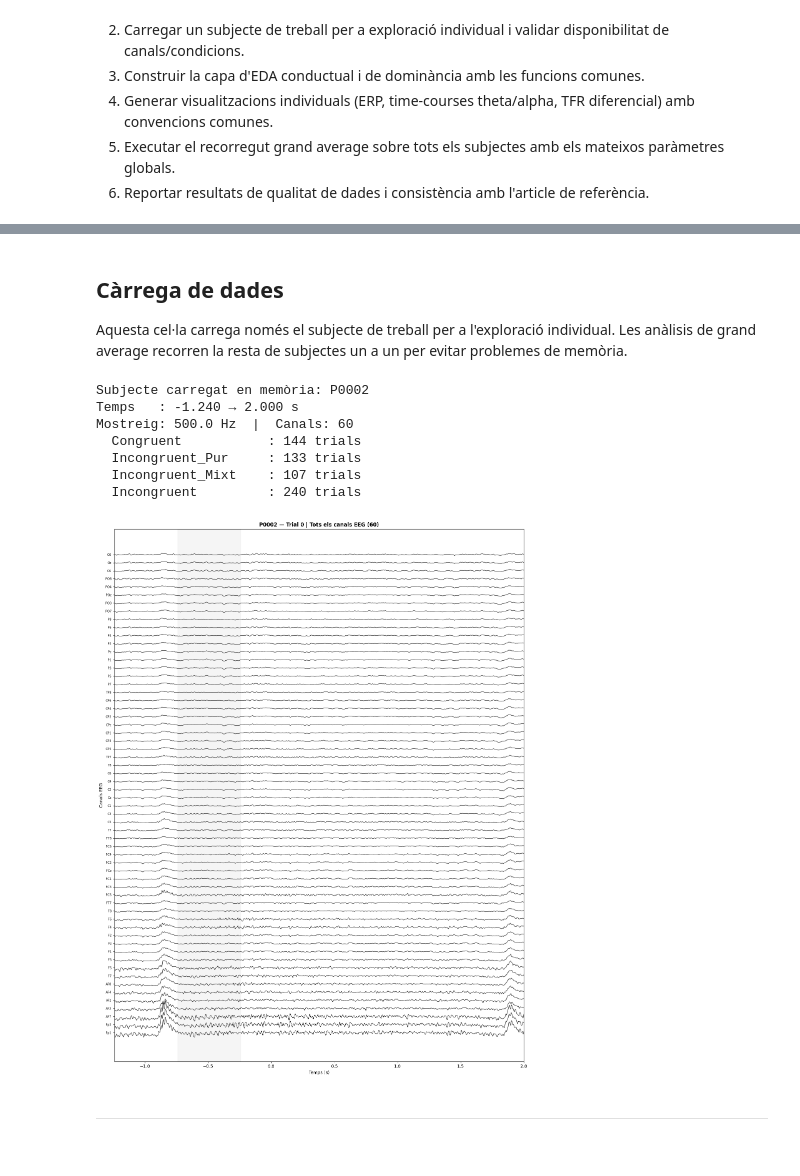
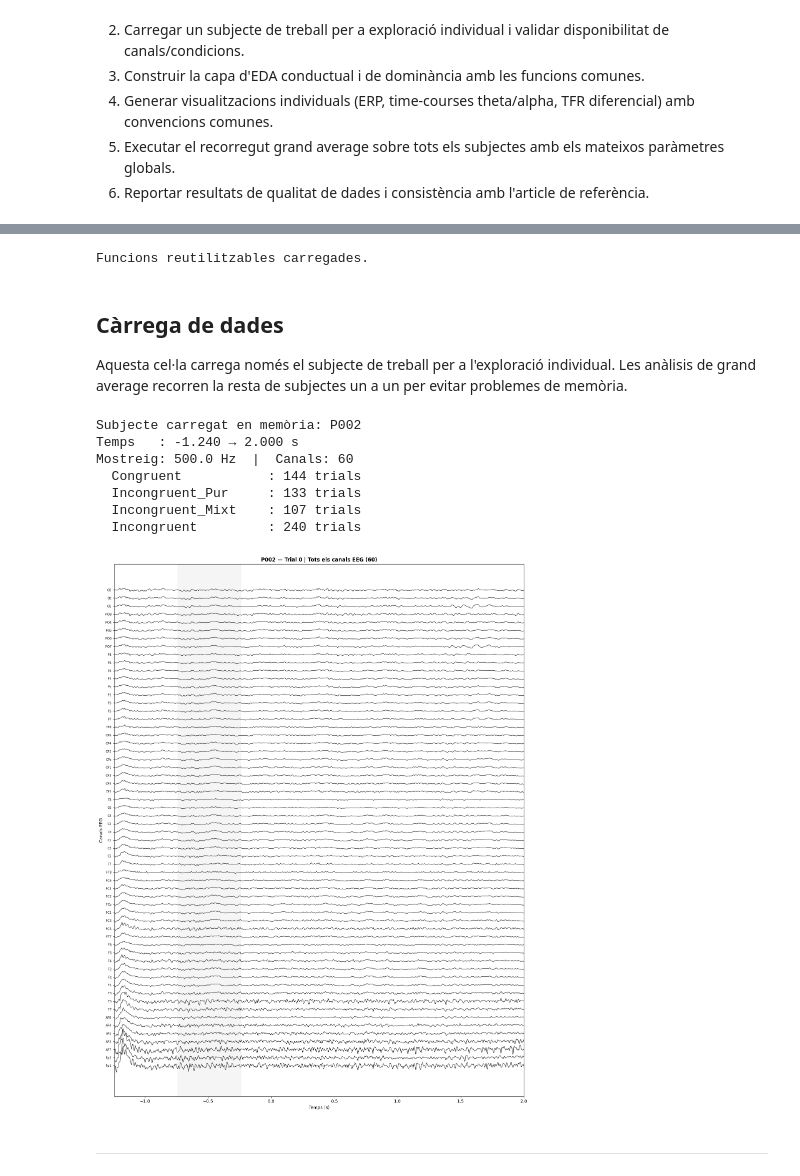
Before and after one commit to nilsduran/TFG, a Jupyter notebook: src/notebooks/01_exploració_dades.ipynb, the cells around one changed output, grey strips where cells are left out. Drawn from its saved outputs; the diff is of its cells as text; code cells hidden in the pictures.

```diff
--- a/src/notebooks/01_exploració_dades.ipynb
+++ b/src/notebooks/01_exploració_dades.ipynb
@@ -189,14 +241,24 @@ def build_behavior_dominance_summary(data_dir=DATA_DIR):
         row = {
             "subjecte": fif_path.stem,
             **counts,
-            "left_eye": left_eye, "right_eye": right_eye, "n_ull": n_eye,
-            "index_dominancia_ull": eye_index, "p_ull": p_eye,
-            "ci95_ull_low": ci_ull_low, "ci95_ull_high": ci_ull_high,
-            "red_count": red_count, "green_count": green_count, "n_color": n_color,
-            "index_dominancia_color": color_index, "p_color": p_color,
-            "ci95_color_low": ci_color_low, "ci95_color_high": ci_color_high,
-            "left_red": left_red, "left_green": left_green,
-            "right_red": right_red, "right_green": right_green,
+            "left_eye": left_eye,
+            "right_eye": right_eye,
+            "n_ull": n_eye,
+            "index_dominancia_ull": eye_index,
+            "p_ull": p_eye,
+            "ci95_ull_low": ci_ull_low,
+            "ci95_ull_high": ci_ull_high,
+            "red_count": red_count,
+            "green_count": green_count,
+            "n_color": n_color,
+            "index_dominancia_color": color_index,
+            "p_color": p_color,
+            "ci95_color_low": ci_color_low,
+            "ci95_color_high": ci_color_high,
+            "left_red": left_red,
+            "left_green": left_green,
+            "right_red": right_red,
+            "right_green": right_green,
         }
         subject_rows.append(row)
 
@@ -221,8 +283,15 @@ def stft_power_db(ep, picks, freqs=FREQS_WIDE, baseline=BASELINE):
     nfft = max(nperseg, int(round(sfreq)))
 
     f, t, z = stft(
-        x, fs=sfreq, window="hann", nperseg=nperseg, noverlap=noverlap,
-        nfft=nfft, boundary="zeros", padded=True, axis=-1,
+        x,
+        fs=sfreq,
+        window="hann",
+        nperseg=nperseg,
+        noverlap=noverlap,
+        nfft=nfft,
+        boundary="zeros",
+        padded=True,
+        axis=-1,
     )
     power = np.abs(z) ** 2
 
@@ -286,5 +355,8 @@ def undersample_binary(x_in, y_in, random_state=42):
     rng.shuffle(selected_idx)
     return x_in[selected_idx], y_in[selected_idx], selected_idx
 
+
 print("Funcions reutilitzables carregades.")
+# %% [output]
+Funcions reutilitzables carregades.
 # %%
@@ -368,7 +436,7 @@ def compute_fatigue_metrics(data_dir=DATA_DIR):
 ## Càrrega de dades
 Aquesta cel·la carrega només el subjecte de treball per a l'exploració individual. Les anàlisis de grand average recorren la resta de subjectes un a un per evitar problemes de memòria.
 # %%
-SUBJ = "P0002"
+SUBJ = "P002"
 epochs_all, epochs_cond = load_subject(DATA_DIR / f"{SUBJ}.fif")
 
 print(f"Subjecte carregat en memòria: {SUBJ}")
@@ -377,7 +445,7 @@ print(f'Mostreig: {epochs_all.info["sfreq"]} Hz  |  Canals: {len(epochs_all.ch_n
 for cond, ep in epochs_cond.items():
     print(f"  {cond:20s}: {len(ep):3d} trials")
 # %% [output]
-Subjecte carregat en memòria: P0002
+Subjecte carregat en memòria: P002
 Temps   : -1.240 → 2.000 s
 Mostreig: 500.0 Hz  |  Canals: 60
   Congruent           : 144 trials
@@ -385,35 +453,38 @@ Mostreig: 500.0 Hz  |  Canals: 60
   Incongruent_Mixt    : 107 trials
   Incongruent         : 240 trials
 # %%
-# Llistar i plotar tots els canals EEG de P0002 per a un únic trial
+# Llistar i plotar tots els canals EEG de P002 per a un únic trial
 ep_eeg = epochs_all.copy().pick("eeg")
+
+trial_idx = 0
+data_uv = ep_eeg.get_data()[trial_idx] * 1e6  # (n_ch, n_times) en microvolts
+times = ep_eeg.times
 ch_names = ep_eeg.ch_names
 n_ch = len(ch_names)
 
-data_uv = ep_eeg.get_data()[1] * 1e6  # (n_ch, n_times) en µV
-times = ep_eeg.times
-
-# Offset vertical per separar canals
-step = np.percentile(np.ptp(data_uv, axis=1), 75) * 1.5
+# Escalat vertical automàtic perquè no se superposin massa
+ptp_per_ch = np.ptp(data_uv, axis=1)
+step = np.median(ptp_per_ch) * 1.8
 step = step if step > 0 else 10.0
 offsets = np.arange(n_ch) * step
 
 fig, ax = plt.subplots(figsize=(14, 18))
 for i, ch in enumerate(ch_names):
     ax.plot(times, data_uv[i] + offsets[i], linewidth=0.8, color="black")
 
 ax.set_yticks(offsets)
 ax.set_yticklabels(ch_names, fontsize=7)
 ax.axvspan(*BASELINE, color="gray", alpha=0.08)
 
 ax.set_xlim([times[0], times[-1]])
 ax.set_xlabel("Temps (s)")
 ax.set_ylabel("Canals EEG")
 ax.set_title(f"{SUBJ} — Trial 0 | Tots els canals EEG ({n_ch})", fontweight="bold")
 plt.tight_layout()
+plt.savefig(FIGURES_DIR / "trial_0_tots_canals_eeg.png", dpi=300, bbox_inches="tight")
 plt.show()
 # %% [output]
-[figure, old version]
+[figure, new version]
 # %% [markdown]
 ---
 # %% [markdown]
```
Also changed, not shown: parts of 54 cells of this notebook.
